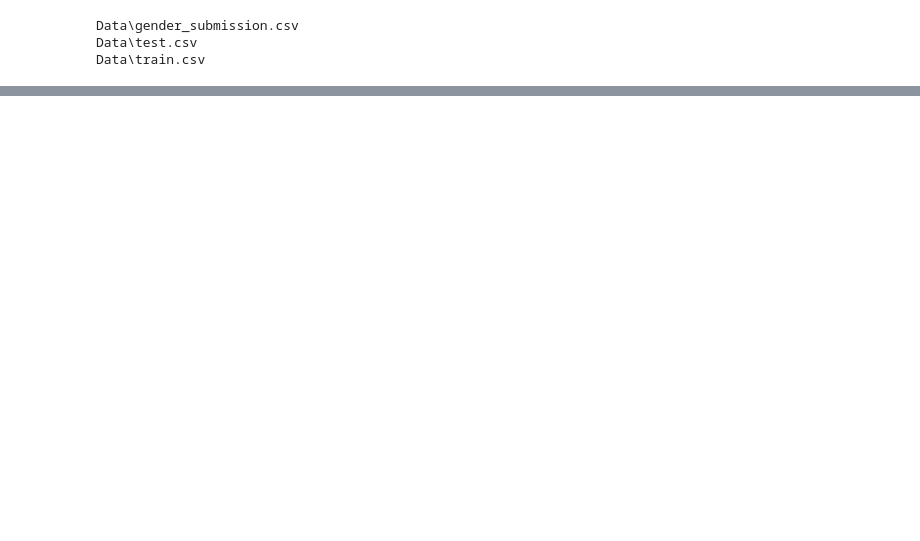
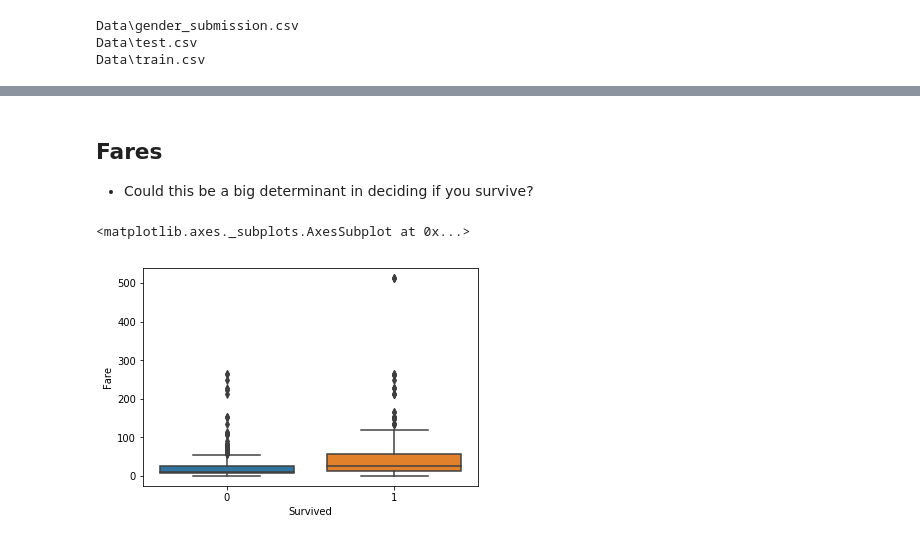
Before and after one commit to RationalGit/Kaggle-Titanic-ML, a Jupyter notebook: Notebook_1.ipynb, the cells around one changed output, grey strips where cells are left out. Cells and saved outputs as stored; diff of their text form; code cells hidden in the pictures; blank space fills up the shorter version.

```diff
--- a/Notebook_1.ipynb
+++ b/Notebook_1.ipynb
@@ -52,0 +270,12 @@ Training a model - Random Forest to start
+# %% [markdown]
+## Fares
+- Could this be a big determinant in deciding if you survive?
+# %%
+#from statannot import add_stat_annotation
+
+sns.boxplot(data = train_data, x = 'Survived', y = 'Fare')
+# add_stat_annotation(ax, data=df, x=x, y=y, hue=hue,
+#                     box_pairs=[(0,1)])
+# %% [output]
+<matplotlib.axes._subplots.AxesSubplot at 0x...>
+[figure, added]
```
Also changed, not shown: parts of 32 cells of this notebook, 2 other files.
